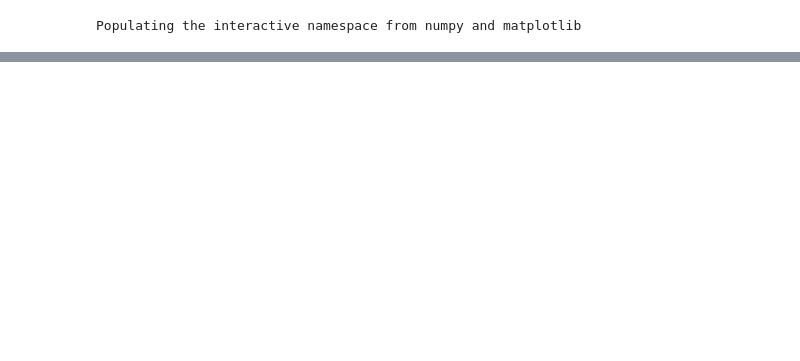
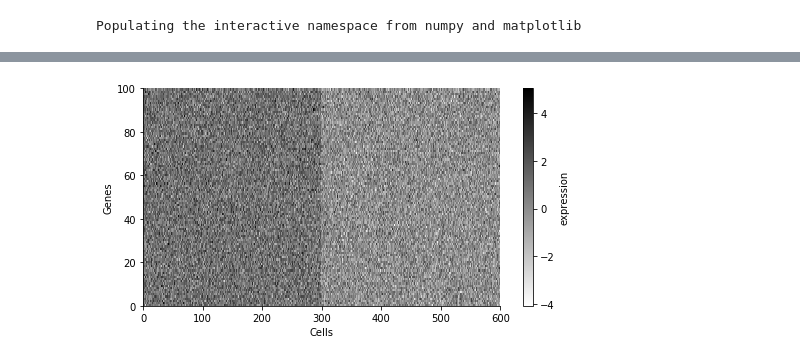
Before and after one commit to vals/Reading-PCA, a Jupyter notebook: How to read PCA.ipynb, the cells around one changed output, grey strips where cells are left out. Saved outputs shown, nothing was run; the diff lists cells and outputs as text; code cells hidden in the pictures; blank space fills up the shorter version.

```diff
--- a/How to read PCA.ipynb
+++ b/How to read PCA.ipynb
@@ -214,9 +23,0 @@ mu1 += 1.
-# %%
-samples1 = stats.multivariate_normal(mu1, S1).rvs(300)
-samples2 = stats.multivariate_normal(mu2, S2).rvs(300)
-
-data = np.vstack((samples1, samples2))
-
-plt.pcolormesh(data.T);
-plt.ylabel('Genes')
-plt.xlabel('Cells');
@@ -306,0 +30,21 @@ plt.imshow(S2);
+# %%
+def make_data(mu1, mu2, S1, S2, N=300):
+    samples1 = stats.multivariate_normal(mu1, S1).rvs(N)
+    samples2 = stats.multivariate_normal(mu2, S2).rvs(N)
+
+    data = np.vstack((samples1, samples2))
+
+    return data
+# %%
+data = make_data(mu1, mu2, S, S)
+# %%
+def plot_data(data):
+    figsize(8, 4)
+    plt.pcolormesh(data.T, cmap=cm.gray_r);
+    plt.ylabel('Genes')
+    plt.xlabel('Cells');
+    plt.colorbar(label='expression');
+# %%
+plot_data(data)
+# %% [output]
+[figure, added]
```
Also changed, not shown: parts of 57 cells of this notebook, 1 other file.
